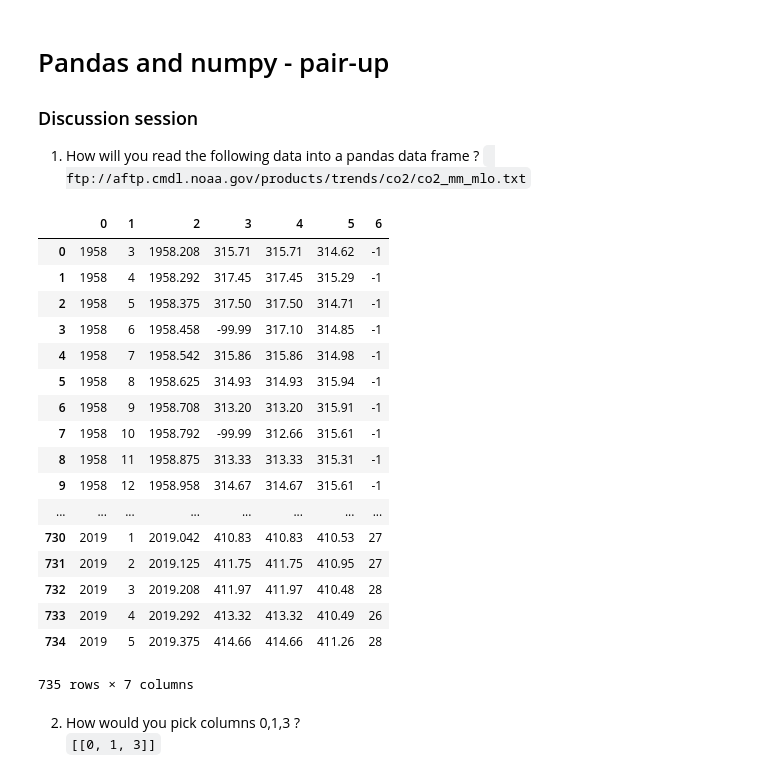
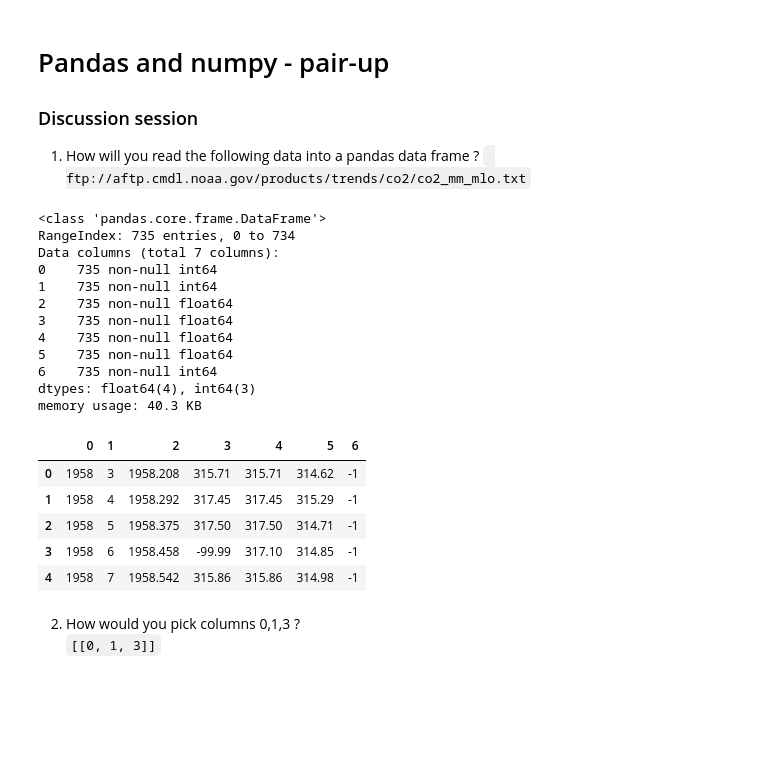
Before and after one commit to phoebetwong/dc_ds_06_03_19, a Jupyter notebook: module_1/morning_warm_up/week_1/mywork_warmup3_pw.ipynb, the cells around one changed output. Cells and saved outputs as stored; diff of their text form; code cells hidden in the pictures; blank space fills up the shorter version.

```diff
--- a/module_1/morning_warm_up/week_1/mywork_warmup3_pw.ipynb
+++ b/module_1/morning_warm_up/week_1/mywork_warmup3_pw.ipynb
@@ -11,26 +11,29 @@ table = pd.read_csv("co2_2.csv", header=(None))
 # decimal     average   interpolated    trend    #days
 #             date                             (season corr)
 # %%
-table
+table.info()
 # %% [output]
-|  | 0 | 1 | 2 | 3 | 4 | 5 | 6 |
-| 0 | 1958 | 3 | 1958.208 | 315.71 | 315.71 | 314.62 | -1 |
-| 1 | 1958 | 4 | 1958.292 | 317.45 | 317.45 | 315.29 | -1 |
-| 2 | 1958 | 5 | 1958.375 | 317.50 | 317.50 | 314.71 | -1 |
-| 3 | 1958 | 6 | 1958.458 | -99.99 | 317.10 | 314.85 | -1 |
-| 4 | 1958 | 7 | 1958.542 | 315.86 | 315.86 | 314.98 | -1 |
-| 5 | 1958 | 8 | 1958.625 | 314.93 | 314.93 | 315.94 | -1 |
-| 6 | 1958 | 9 | 1958.708 | 313.20 | 313.20 | 315.91 | -1 |
-| 7 | 1958 | 10 | 1958.792 | -99.99 | 312.66 | 315.61 | -1 |
-| 8 | 1958 | 11 | 1958.875 | 313.33 | 313.33 | 315.31 | -1 |
-| 9 | 1958 | 12 | 1958.958 | 314.67 | 314.67 | 315.61 | -1 |
-| ... | ... | ... | ... | ... | ... | ... | ... |
-| 730 | 2019 | 1 | 2019.042 | 410.83 | 410.83 | 410.53 | 27 |
-| 731 | 2019 | 2 | 2019.125 | 411.75 | 411.75 | 410.95 | 27 |
-| 732 | 2019 | 3 | 2019.208 | 411.97 | 411.97 | 410.48 | 28 |
-| 733 | 2019 | 4 | 2019.292 | 413.32 | 413.32 | 410.49 | 26 |
-| 734 | 2019 | 5 | 2019.375 | 414.66 | 414.66 | 411.26 | 28 |
-735 rows × 7 columns
+<class 'pandas.core.frame.DataFrame'>
+RangeIndex: 735 entries, 0 to 734
+Data columns (total 7 columns):
+0    735 non-null int64
+1    735 non-null int64
+2    735 non-null float64
+3    735 non-null float64
+4    735 non-null float64
+5    735 non-null float64
+6    735 non-null int64
+dtypes: float64(4), int64(3)
+memory usage: 40.3 KB
+# %%
+table.head()
+# %% [output]
+|  | 0 | 1 | 2 | 3 | 4 | 5 | 6 |
+| 0 | 1958 | 3 | 1958.208 | 315.71 | 315.71 | 314.62 | -1 |
+| 1 | 1958 | 4 | 1958.292 | 317.45 | 317.45 | 315.29 | -1 |
+| 2 | 1958 | 5 | 1958.375 | 317.50 | 317.50 | 314.71 | -1 |
+| 3 | 1958 | 6 | 1958.458 | -99.99 | 317.10 | 314.85 | -1 |
+| 4 | 1958 | 7 | 1958.542 | 315.86 | 315.86 | 314.98 | -1 |
 # %% [markdown]
 
 2. How would you pick columns 0,1,3 ?
```
Also changed, not shown: parts of 20 cells of this notebook, 1 other file.
